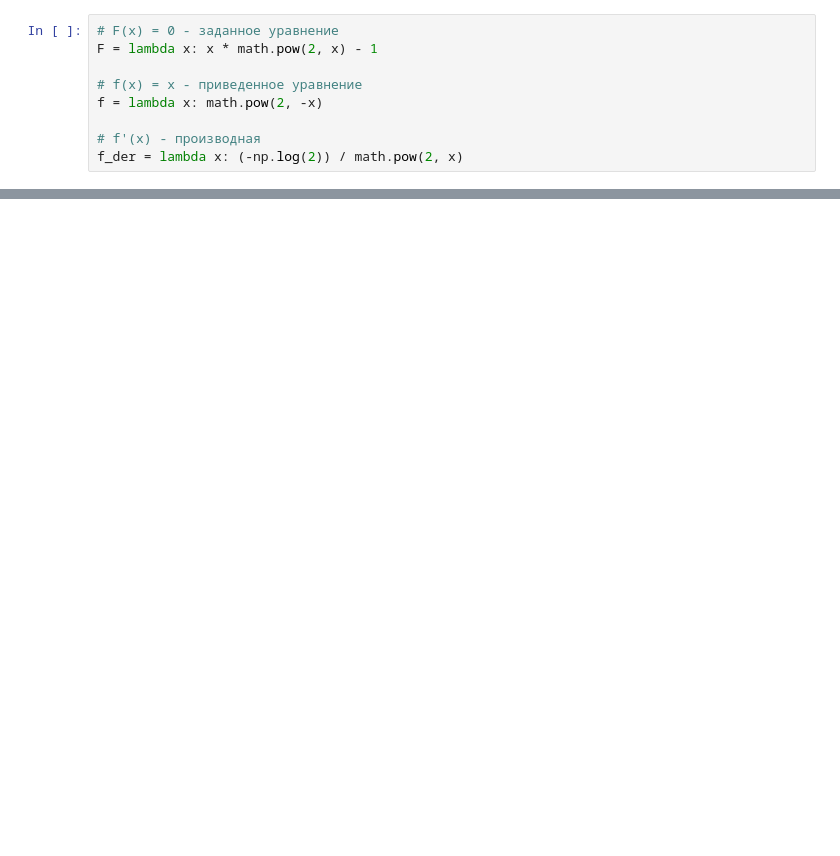
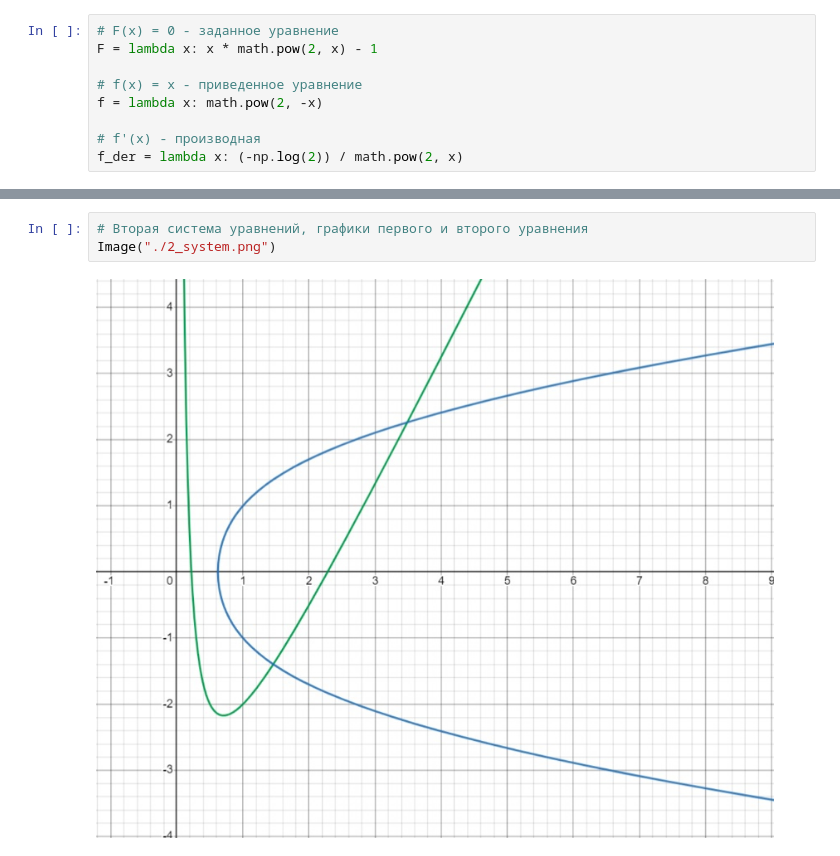
Before and after one commit to ivan-egorov42/compmath, a Jupyter notebook: lab3/lab3.ipynb, the cells around one changed output, grey strips where cells are left out. Saved outputs shown, nothing was run; the diff lists cells and outputs as text; blank space fills up the shorter version.

```diff
--- a/lab3/lab3.ipynb
+++ b/lab3/lab3.ipynb
@@ -38,0 +124,5 @@ TypeError: only size-1 arrays can be converted to Python scalars
+# %%
+# Вторая система уравнений, графики первого и второго уравнения
+Image("./2_system.png")
+# %% [output]
+[figure, added]
```
Also changed, not shown: parts of 16 cells of this notebook.
